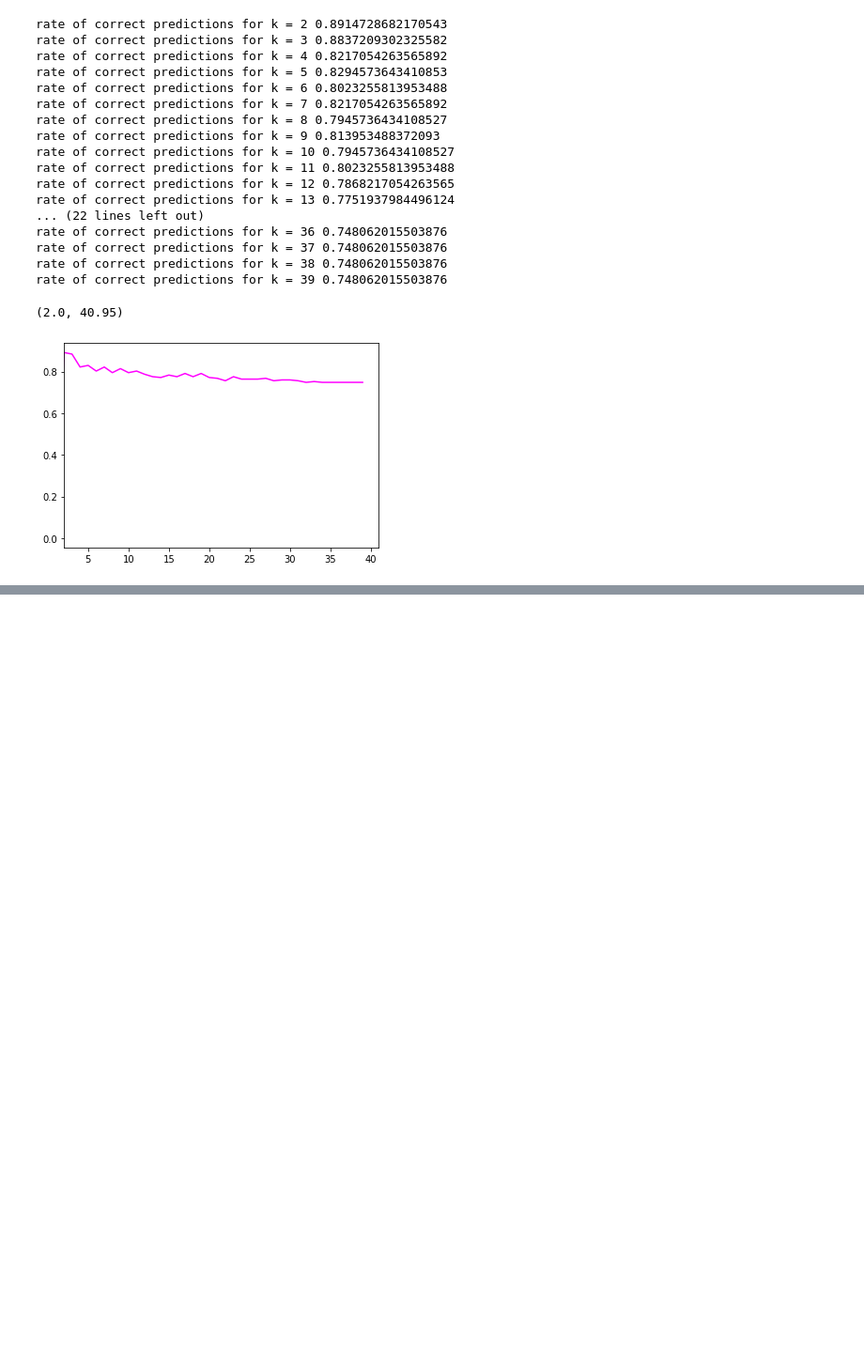
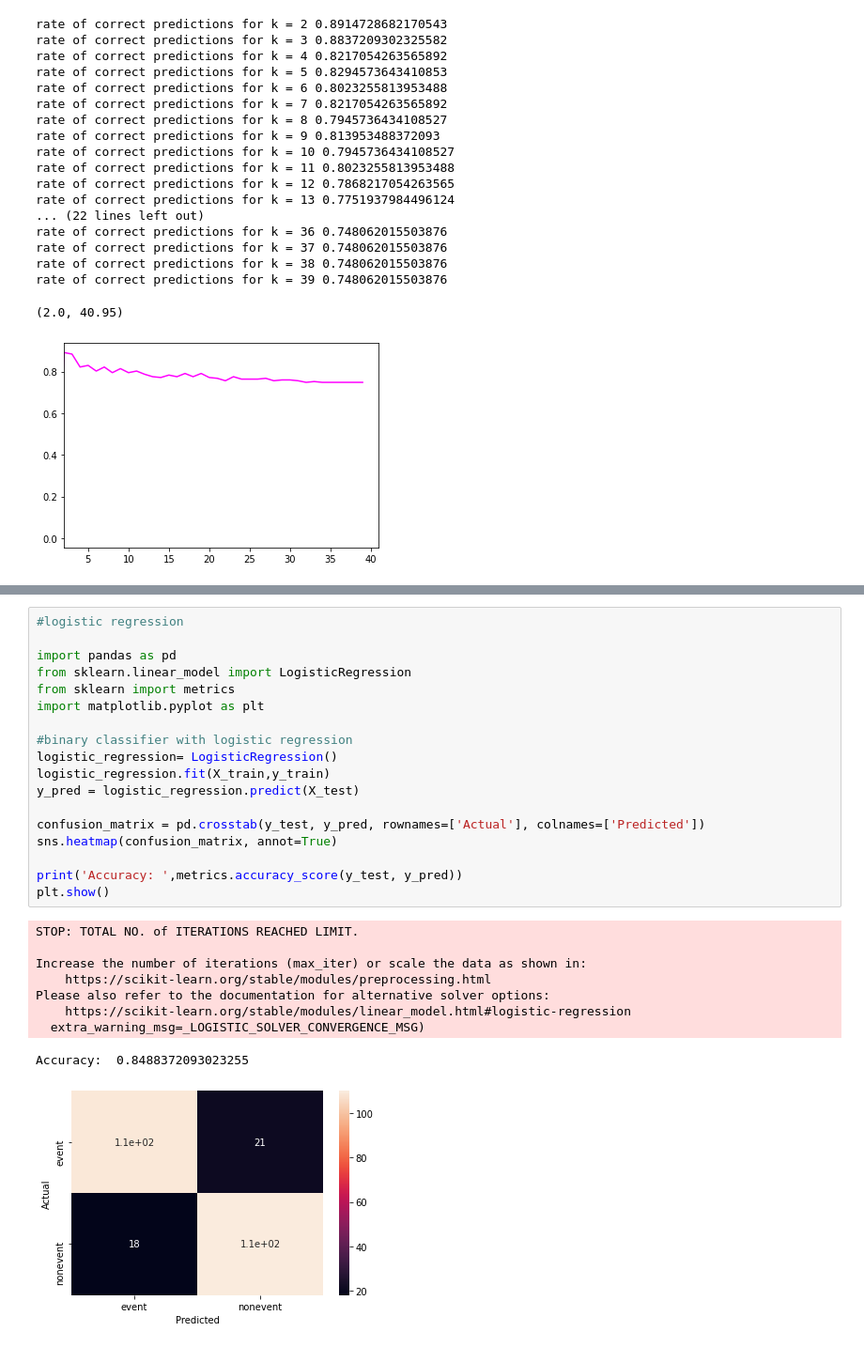
Before and after one commit to williwilliams3/TermProjectIML, a Jupyter notebook: Term_Project_Julia.ipynb, the cells around one changed output, grey strips where cells are left out. Shown: that part at 94% size. Cells and saved outputs as stored; diff of their text form; blank space fills up the shorter version.

```diff
--- a/Term_Project_Julia.ipynb
+++ b/Term_Project_Julia.ipynb
@@ -120,3 +146,31 @@ print(y_predictions)
  'nonevent' 'nonevent' 'event' 'nonevent' 'nonevent' 'event' 'nonevent'
  'nonevent' 'nonevent' 'nonevent' 'nonevent' 'event' 'event' 'event'
  'event' 'nonevent' 'event' 'nonevent']
+# %%
+#logistic regression
+
+import pandas as pd
+from sklearn.linear_model import LogisticRegression
+from sklearn import metrics
+import matplotlib.pyplot as plt
+
+#binary classifier with logistic regression
+logistic_regression= LogisticRegression()
+logistic_regression.fit(X_train,y_train)
+y_pred = logistic_regression.predict(X_test)
+
+confusion_matrix = pd.crosstab(y_test, y_pred, rownames=['Actual'], colnames=['Predicted'])
+sns.heatmap(confusion_matrix, annot=True)
+
+print('Accuracy: ',metrics.accuracy_score(y_test, y_pred))
+plt.show()
+# %% [output]
+STOP: TOTAL NO. of ITERATIONS REACHED LIMIT.
+
+Increase the number of iterations (max_iter) or scale the data as shown in:
+    https://scikit-learn.org/stable/modules/preprocessing.html
+Please also refer to the documentation for alternative solver options:
+    https://scikit-learn.org/stable/modules/linear_model.html#logistic-regression
+  extra_warning_msg=_LOGISTIC_SOLVER_CONVERGENCE_MSG)
+Accuracy:  0.8488372093023255
+[figure, added]
```
Also changed, not shown: parts of 4 cells of this notebook.
